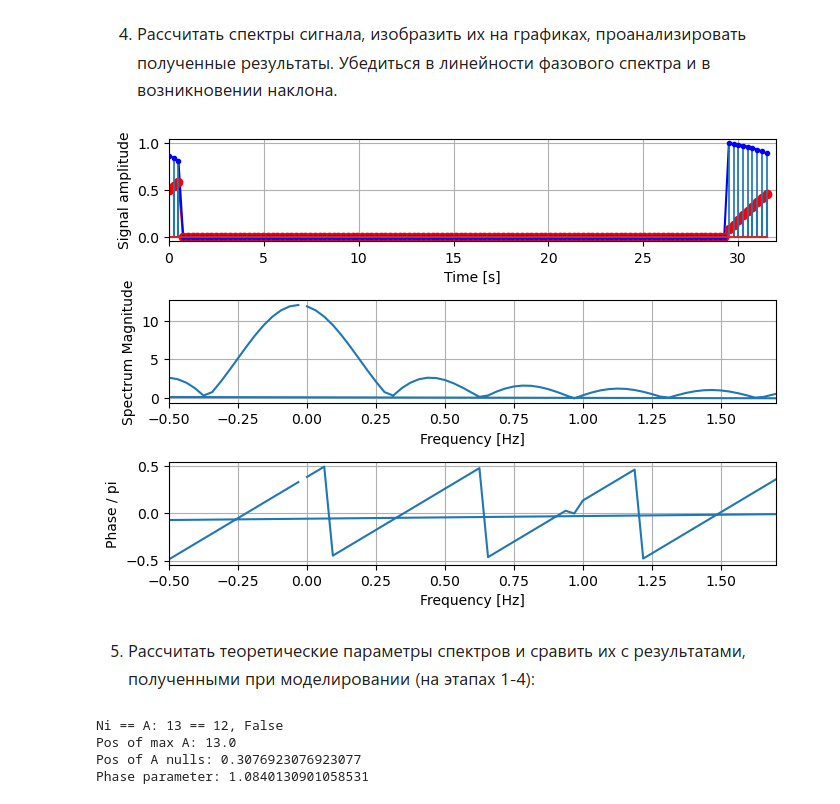
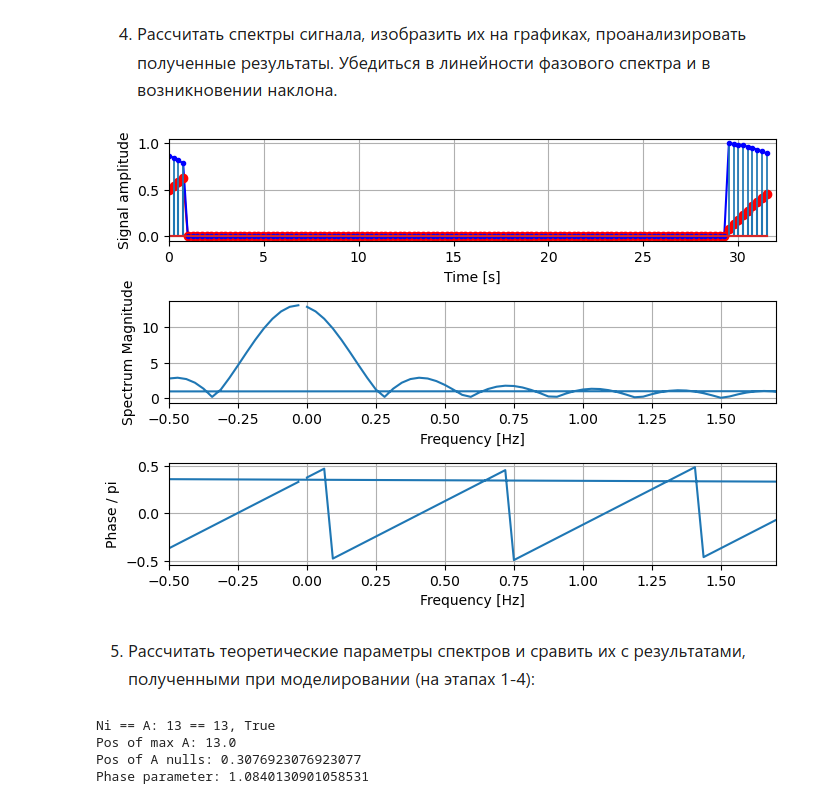
Before and after one commit to Jrvvv/dsp-miet, a Jupyter notebook: P02/PL02.ipynb, the cells around one changed output. Saved outputs shown, nothing was run; the diff lists cells and outputs as text; code cells hidden in the pictures.

```diff
--- a/P02/PL02.ipynb
+++ b/P02/PL02.ipynb
@@ -489,39 +489,39 @@ t = np.linspace(0, (N-1)*T, N, endpoint = False)
 
 sig = np.exp(1j * (2 * np.pi * fs * t + phi0))
 
-x = np.concatenate((sig[0:(n + s)], np.zeros(N - Ni + 1), sig[(N - n + s):N]))
+x = np.concatenate((sig[0:(n + s + 1)], np.zeros(N - Ni), sig[(N - n + s):N]))
 
 f = fftpack.fftfreq(len(x)) * fs
 X = fftpack.fft(x)
 fig, axes = plt.subplots(nrows=3, ncols=1, figsize=(7, 5))
 
 A_imm = np.abs(X)
 P_imm = np.arctan(np.imag(X) / (np.real(X)+1e-6));
 
 axes[0].plot(t, np.real(x), label='real', color='red')
 axes[0].plot(t, np.imag(x), label='imag', color='blue')
 markerline, stemline, baseline, = axes[0].stem(t, np.real(x), label='real', markerfmt='ro')
 markerline, stemline, baseline, = axes[0].stem(t, np.imag(x), label='imag', markerfmt='bo')
 plt.setp(stemline, linewidth = 1.25)
 plt.setp(markerline, markersize = 3)
 axes[0].grid(True)
 axes[0].set_xlabel('Time [s]')
 axes[0].set_ylabel('Signal amplitude')
 axes[0].set_xlim(0, np.max(N)*T)
 axes[1].grid(True)
 axes[1].plot(f, A_imm)
 axes[1].set_xlabel('Frequency [Hz]')
 axes[1].set_ylabel('Spectrum Magnitude')
 axes[1].set_xlim(-0.5, fs / 2 - 0.3)
 axes[2].grid(True)
 axes[2].plot(f, P_imm / np.pi)
 axes[2].set_xlabel('Frequency [Hz]')
 axes[2].set_ylabel('Phase / pi')
 axes[2].set_xlim(-0.5, fs / 2 - 0.3)
 fig.tight_layout()
 plt.show()
 # %% [output]
-[figure, old version]
+[figure, new version]
 # %% [markdown]
 ![image.png](attachment:image.png)
 # %%
@@ -531,7 +531,7 @@ print(f'Pos of A nulls: {1/ (T * Ni)}')
 mu = 0.25
 print(f'Phase parameter: {-s * mu * 2 * np.pi / N + phi0}')
 # %% [output]
-Ni == A: 13 == 12, False
+Ni == A: 13 == 13, True
 Pos of max A: 13.0
 Pos of A nulls: 0.3076923076923077
 Phase parameter: 1.0840130901058531
```
Also changed, not shown: parts of 2 cells of this notebook.
